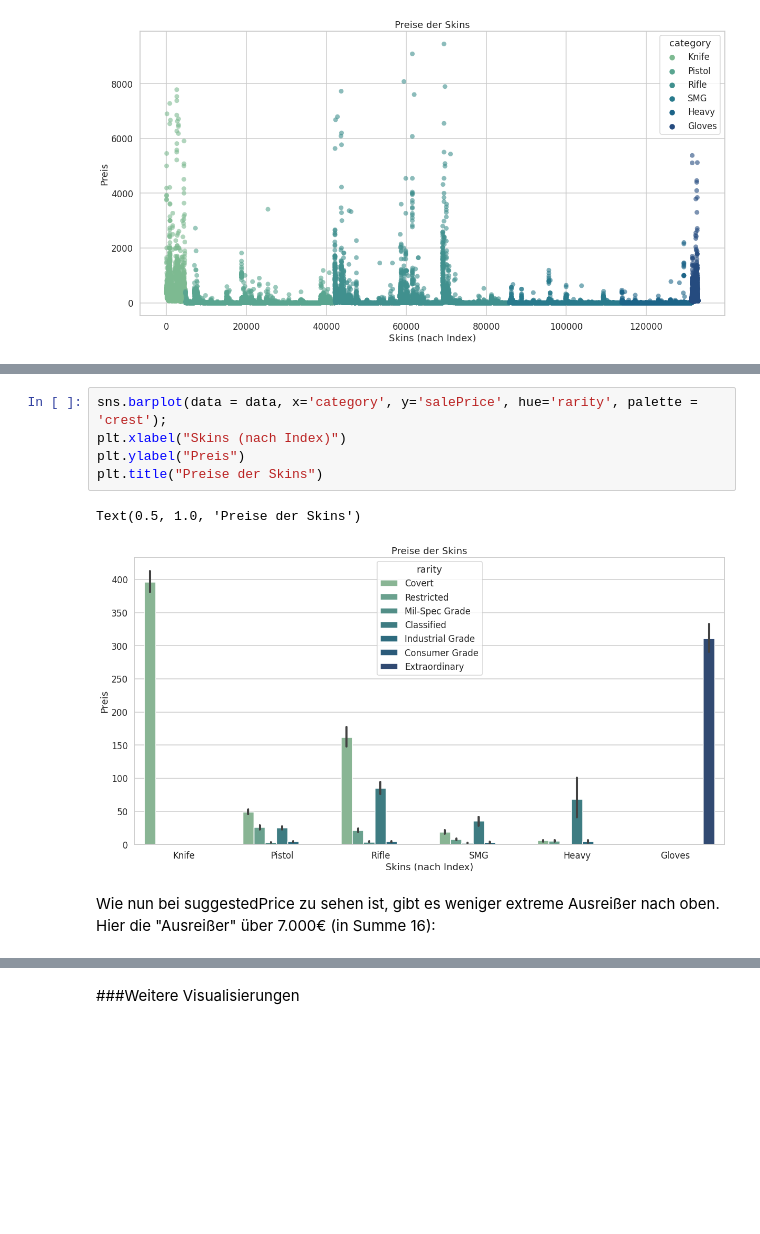
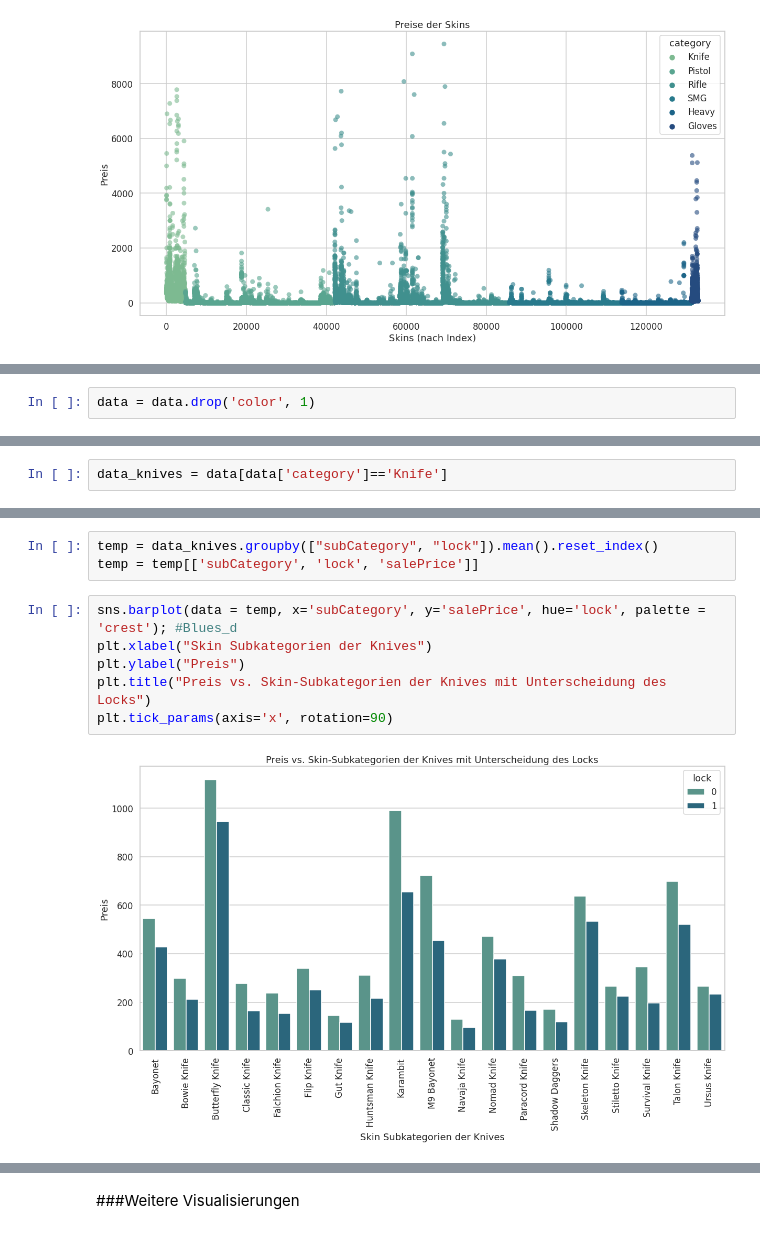
Before and after one commit to princessivy/Analyzing_CSGO_SkinPrices, a Jupyter notebook: CSGO_Analytics.ipynb, the cells around one changed output, grey strips where cells are left out. Drawn from its saved outputs; the diff is of its cells as text; blank space fills up the shorter version.

Commit message:
added plot for 'lock'

```diff
--- a/CSGO_Analytics.ipynb
+++ b/CSGO_Analytics.ipynb
@@ -553,0 +586,2 @@ Text(0.5, 1.0, 'Preise der Skins')
+# %%
+data = data.drop('color', 1)
@@ -553,0 +591,2 @@ Text(0.5, 1.0, 'Preise der Skins')
+# %%
+data_knives = data[data['category']=='Knife']
@@ -554,10 +613,11 @@ Text(0.5, 1.0, 'Preise der Skins')
+# %%
+temp = data_knives.groupby(["subCategory", "lock"]).mean().reset_index()
+temp = temp[['subCategory', 'lock', 'salePrice']]
 # %%
-sns.barplot(data = data, x='category', y='salePrice', hue='rarity', palette = 'crest');
-plt.xlabel("Skins (nach Index)")
+sns.barplot(data = temp, x='subCategory', y='salePrice', hue='lock', palette = 'crest'); #Blues_d
+plt.xlabel("Skin Subkategorien der Knives")
 plt.ylabel("Preis")
-plt.title("Preise der Skins")
+plt.title("Preis vs. Skin-Subkategorien der Knives mit Unterscheidung des Locks")
+plt.tick_params(axis='x', rotation=90)
 # %% [output]
-Text(0.5, 1.0, 'Preise der Skins')
-[figure, old version]
+[figure, new version]
-# %% [markdown]
-Wie nun bei suggestedPrice zu sehen ist, gibt es weniger extreme Ausreißer nach oben. Hier die "Ausreißer" über 7.000€ (in Summe 16):
```
Also changed, not shown: parts of 31 cells of this notebook.
